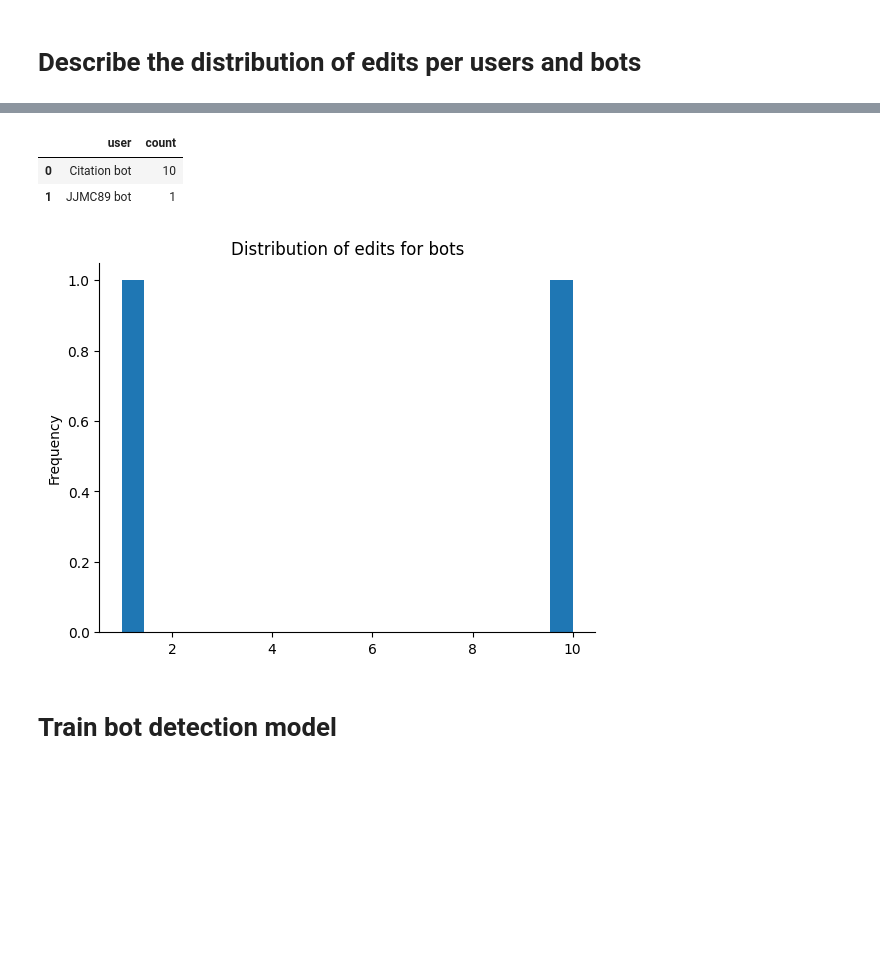
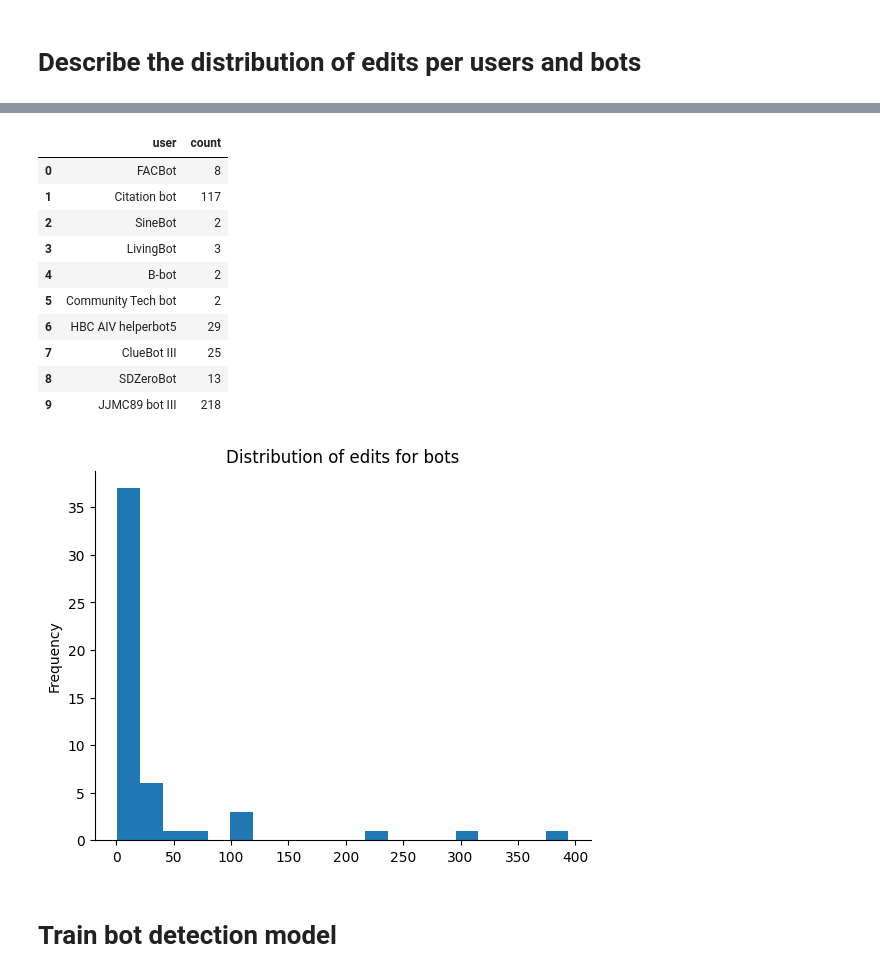
Before and after one commit to shandrayu/mining-massive-databases, a Jupyter notebook: notebooks/project_bot_detection_model.ipynb, the cells around one changed output, grey strips where cells are left out. Drawn from its saved outputs; the diff is of its cells as text; code cells hidden in the pictures; blank space fills up the shorter version.

```diff
--- a/notebooks/project_bot_detection_model.ipynb
+++ b/notebooks/project_bot_detection_model.ipynb
@@ -46 +75,6 @@ import matplotlib.pyplot as plt
+# %%
+import json
+
+with open('sample.jsonl', 'r') as fin:
+    samples = list(map(json.loads, fin.readlines()))
 # %%
@@ -48,3 +82,5 @@ df = spark.read.option("multiline","true").json('/content/changes_enwiki_1000_se
+# %%
+df = spark.createDataFrame(samples)
 # %%
 # df.columns
 # %%
@@ -86,17 +128,25 @@ plt.gca().spines[['top', 'right',]].set_visible(False)
 # %%
 df_bots = df.filter(df.bot == 'true').groupBy('user').count().toPandas()
 # %%
-df_bots
+df_bots[:10]
 # %% [output]
 |  | user | count |
-| 0 | Citation bot | 10 |
-| 1 | JJMC89 bot | 1 |
+| 0 | FACBot | 8 |
+| 1 | Citation bot | 117 |
+| 2 | SineBot | 2 |
+| 3 | LivingBot | 3 |
+| 4 | B-bot | 2 |
+| 5 | Community Tech bot | 2 |
+| 6 | HBC AIV helperbot5 | 29 |
+| 7 | ClueBot III | 25 |
+| 8 | SDZeroBot | 13 |
+| 9 | JJMC89 bot III | 218 |
 # %%
 from matplotlib import pyplot as plt
 df_bots['count'].plot(kind='hist', bins=20, title='Distribution of edits for bots')
 plt.gca().spines[['top', 'right',]].set_visible(False)
 # %% [output]
-[figure, old version]
+[figure, new version]
 # %% [markdown]
 # Train bot detection model
 # %%
```
Also changed, not shown: parts of 30 cells of this notebook.
